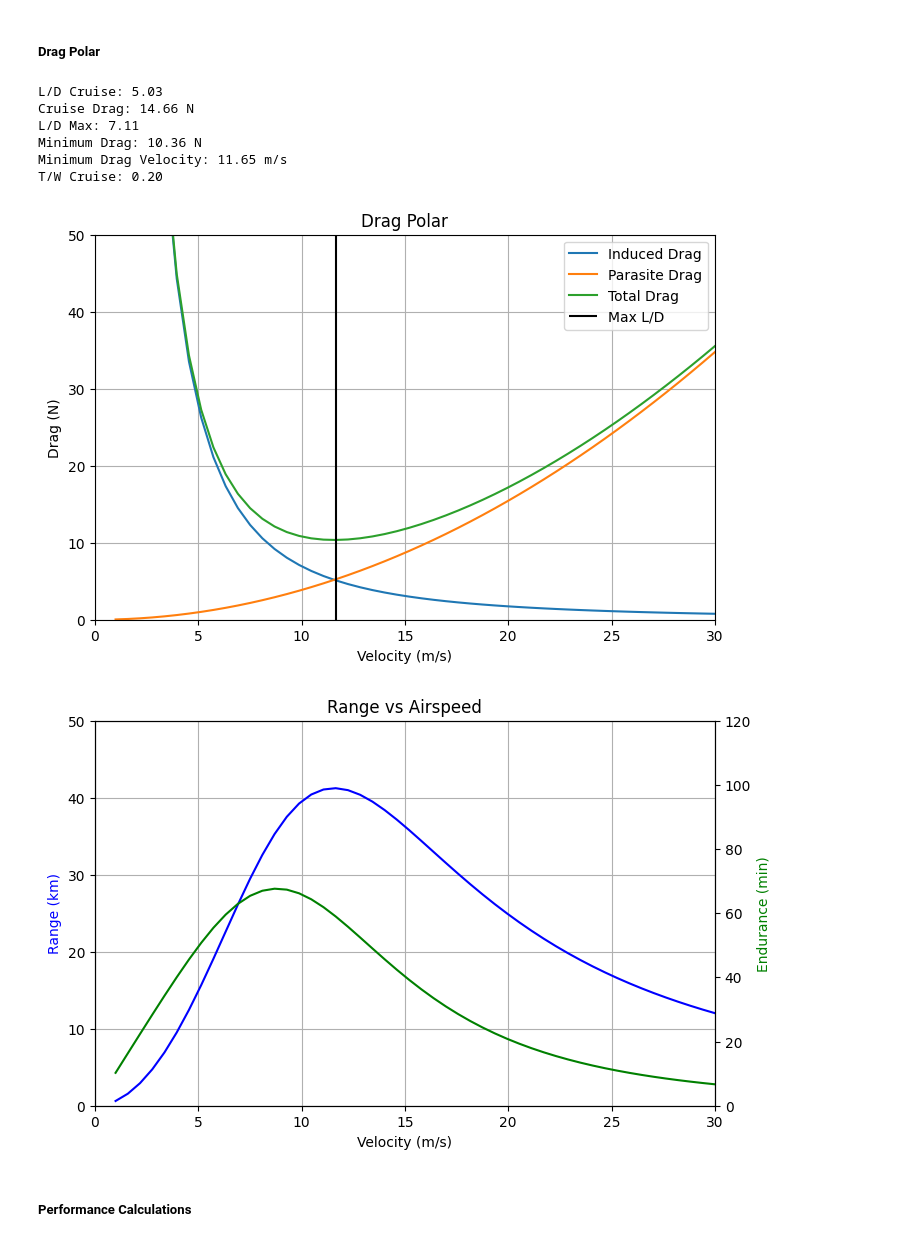
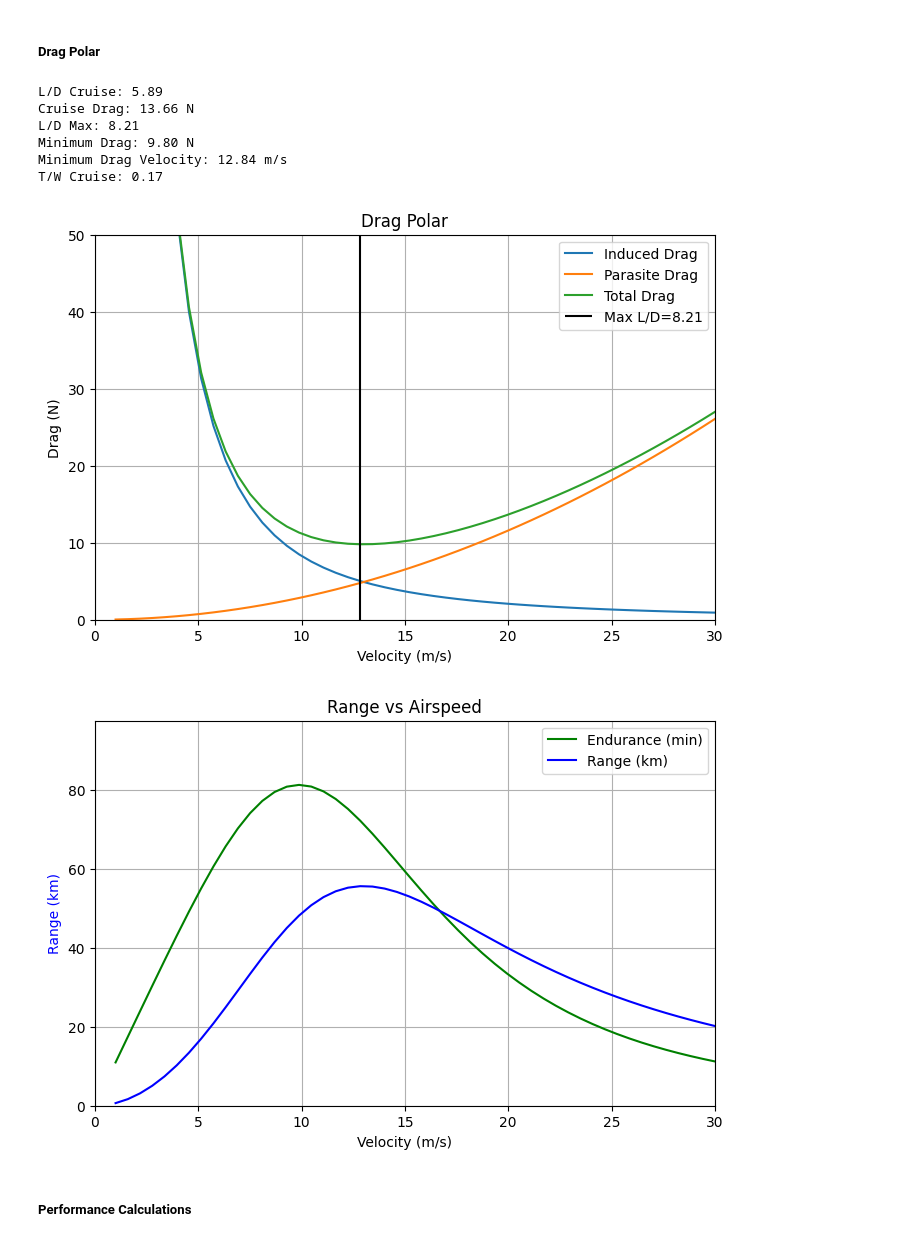
Before and after one commit to mbcapece3/SUAS_Sizing, a Jupyter notebook: aircraft_sizing.ipynb, the cells around one changed output. Drawn from its saved outputs; the diff is of its cells as text; code cells hidden in the pictures.

```diff
--- a/aircraft_sizing.ipynb
+++ b/aircraft_sizing.ipynb
@@ -241,10 +240,10 @@ Wing AC to Tail AC: 1.00 m
 # %%
 # Inputs
 
-specific_energy = 150  # W*hr/kg, LiPo specific energy
+L_D_estimate = 5.9  # L/D Estimate for cruise
+specific_energy = 180  # W*hr/kg, LiPo specific energy
 prop_efficiency = .6  # Estimated prop efficiency
 system_efficiency = .73 # Estimated Motor*ESC*Battery efficiency
-L_D_estimate = 5  # L/D Estimate for cruise
 thrust_max = 3.6  # kg, Thrust Estimate
 # advance_ratio_cruise = .44 # Advance Ratio for cruise conditions for 12 x 8 APC prop
 # thrust = 4 lbs per prop
@@ -292,16 +293,18 @@ Payload Mass: 2.70 kg
 ##### General Estimates
 # %%
 
-e0 = .65    # Oswald Efficiency
-e = .9     # Span Efficiency
-Cdo = .02  # Parasite drag coefficient
+e0 = .65  # Oswald Efficiency
+e = .9  # Span Efficiency
+Cdo = .02  # 0 lift drag coefficient
+Cdf = .015  # Parasite drag coefficient (Estimated from DLR_K_Paper_2020)
 k = 1 / (e0_initial * np.pi * AR_initial)  # Drag polar constant
 
 
 print("\nAssumptions:")
 print(f"Cruise Speed: {v_cruise:.2f} m/s")
 print(f"Oswald Efficiency: {e0:.2f}")
-print(f"Cd0: {Cdo:.2f}")
+print(f"Cd0: {Cdo:.3f}")
+print(f"Cdf: {Cdf:.3f}")
 print(f"CL Max: {Cl_max_flaps:.2f}")  # With flaps
 print(f"LiPo Specific Energy: {specific_energy:.2f} W*hr/kg")
 print(f"Prop Efficiency: {prop_efficiency:.2f}")
@@ -340,12 +344,12 @@ Max Thrust/Weight: 0.48
 # %%
 # Inputs
 
-wetted_area = 2 * (wing_area + tail_area_H + tail_area_V) + 2 * np.pi * fuselage_radius**2 + np.pi * fuselage_radius * length_total # estimated wetted area
+wetted_area = 2 * (wing_area + tail_area_H + tail_area_V) + 2 * np.pi * fuselage_radius**2 + np.pi * fuselage_radius * length_total  # estimated wetted area
 v = np.linspace(1, 30)  # m/s, velocity range to plot
 
 # Drag Polar Calculations
 drag_induced = (w_to / wing_span)**2 / (.5 * density * v**2 * np.pi * e0)  # N, Induced Drag Plot
-drag_parasite = .5 * density * v**2 * wetted_area * Cdo  # N, Parasite Drag Plot
+drag_parasite = .5 * density * v**2 * wetted_area * Cdf  # N, Parasite Drag Plot
 drag_total = drag_parasite + drag_induced  # N, Total Drag Plot
 
 drag_min = np.amin(drag_total)  # N, Minimum Drag
@@ -360,7 +364,7 @@ endurance_array = range_array / v / 60  # min, calculated velocity
 
 # Cruise Condition Calculations
 drag_induced_cruise = (w_to / wing_span)**2 / (.5 * density * v_cruise**2 * np.pi * e0)  # N, Induced Drag
-drag_parasite_cruise = .5 * density * v_cruise**2 * wetted_area * Cdo  # N, Parasite Drag
+drag_parasite_cruise = .5 * density * v_cruise**2 * wetted_area * Cdf  # N, Parasite Drag
 drag_cruise = drag_parasite_cruise + drag_induced_cruise  # N, Total Drag
 L_D_cruise = w_to / drag_cruise  # Cruise Lift/Drag ratio (L = W in steady level flight)
 T_W_cruise = drag_cruise / w_to  # Cruise T/W ratio (T = D in steady level flight)
@@ -370,50 +374,46 @@ print(f"L/D Cruise: {L_D_cruise:.2f}")
 print(f"Cruise Drag: {drag_cruise:.2f} N")
 print(f"L/D Max: {L_D_Max:.2f}")
 print(f"Minimum Drag: {drag_min:.2f} N")
 print(f"Minimum Drag Velocity: {v_max_L_D:.2f} m/s")
 print(f"T/W Cruise: {T_W_cruise:.2f}")
 
 # Plot Drag Polar
 fig, ax = plt.subplots(figsize=(8,5))
 xlim = v[-1]
 ylim = 50
 ax.plot(v, drag_induced, label='Induced Drag')
 ax.plot(v, drag_parasite, label='Parasite Drag')
 ax.plot(v, drag_total, label='Total Drag')
-ax.vlines(v[drag_min_idx[0]], 0, ylim, label = 'Max L/D', colors='black') # MAX L/D
+ax.vlines(v[drag_min_idx[0]], 0, ylim, label = f'Max L/D={L_D_Max:.2f}', colors='black') # MAX L/D
 ax.set_xlim([0,xlim])
 ax.set_ylim([0,ylim])
 ax.set_title('Drag Polar')
 ax.set_xlabel('Velocity (m/s)')
 ax.set_ylabel('Drag (N)')
 ax.grid()
 ax.legend(loc='upper right')
 
 fig, ax = plt.subplots(figsize=(8,5))
 xlim2 = v[-1]
-ylim2 = 50
+ylim2 = max(endurance_array) * 1.2
 ax.set_title('Range vs Airspeed')
-ax.plot(v, range_array/1000, label='Range', color='blue')
+ax.plot(v, endurance_array, label='Endurance (min)', color='green')
+ax.plot(v, range_array/1000, label='Range (km)', color='blue')
 ax.set_xlim([0,xlim2])
 ax.set_ylim([0,ylim2])
 ax.set_xlabel('Velocity (m/s)')
 ax.set_ylabel('Range (km)', color='blue')
-axr = ax.twinx()
-xlim3 = v[-1]
-ylim3 = 120
-axr.plot(v, endurance_array, label='Endurance', color='green')
-axr.set_ylim([0,ylim3])
-axr.set_ylabel('Endurance (min)', color='green')
+ax.legend()
 ax.grid()
 # %% [output]
-L/D Cruise: 5.03
-Cruise Drag: 14.66 N
-L/D Max: 7.11
-Minimum Drag: 10.36 N
-Minimum Drag Velocity: 11.65 m/s
-T/W Cruise: 0.20
+L/D Cruise: 5.89
+Cruise Drag: 13.66 N
+L/D Max: 8.21
+Minimum Drag: 9.80 N
+Minimum Drag Velocity: 12.84 m/s
+T/W Cruise: 0.17
-[figure, old version]
+[figure, new version]
-[figure, old version]
+[figure, new version]
 # %% [markdown]
 ##### Performance Calculations
 # %%
```
Also changed, not shown: parts of 11 cells of this notebook.
